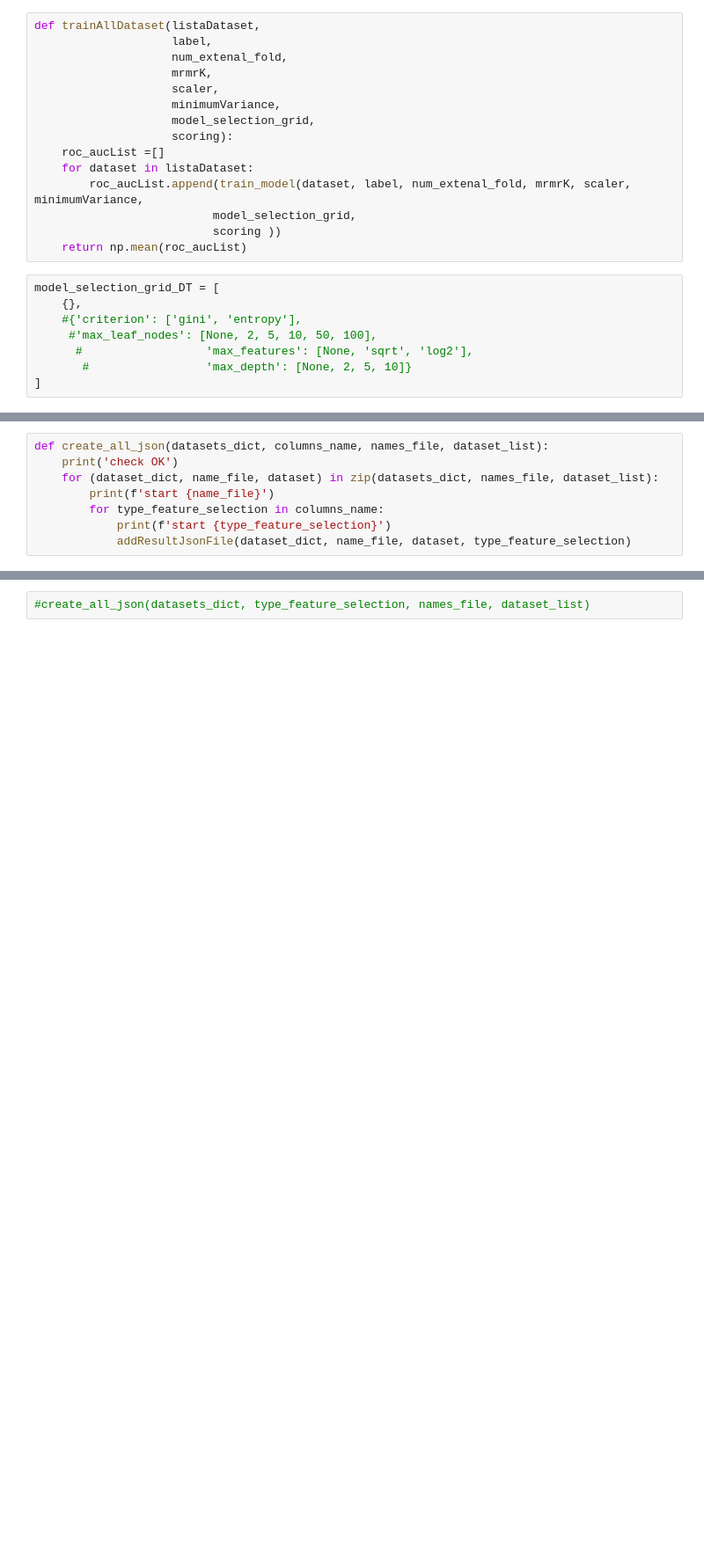
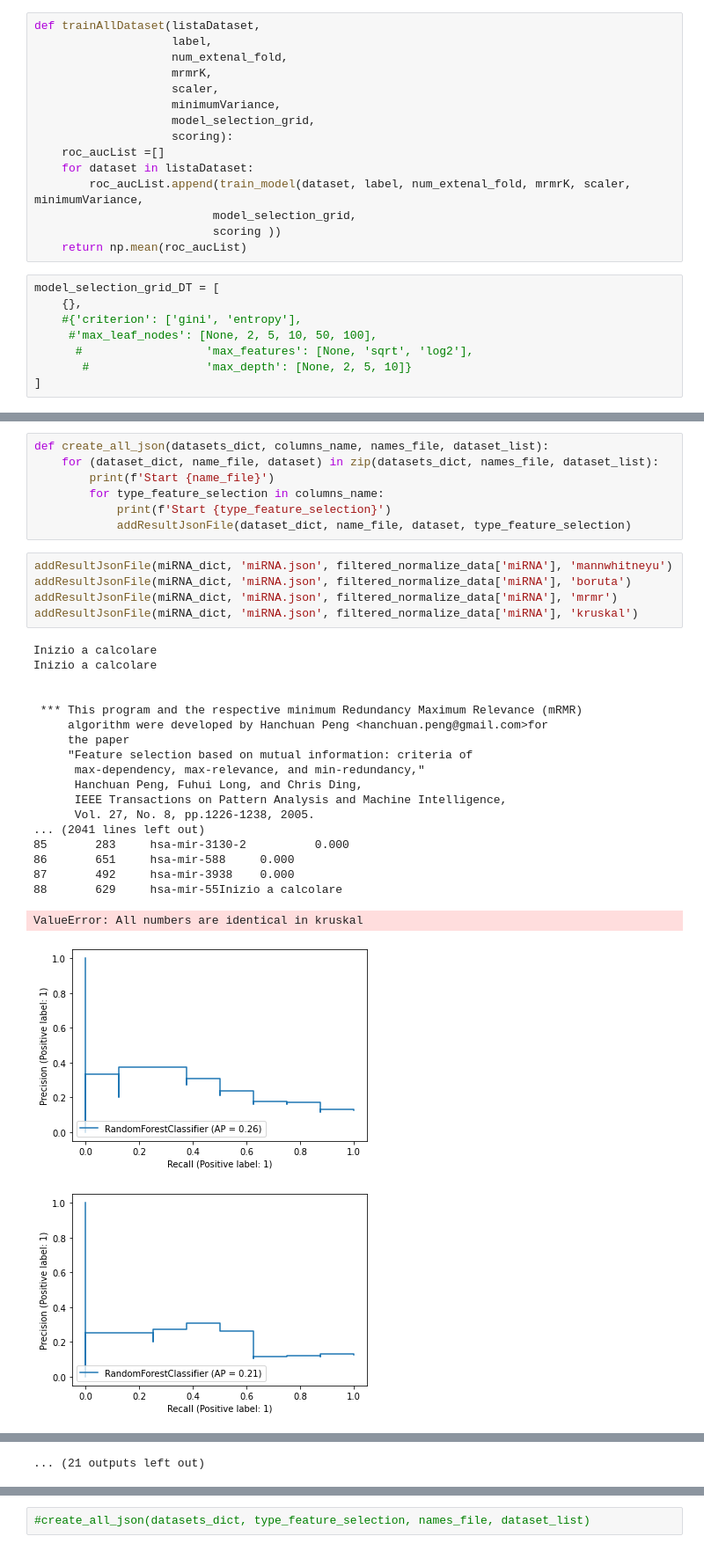
Before and after one commit to aleberans/Analisi-dati-multi-omici-per-la-predizione-della-prognosi-di-pazienti-oncologici, a Jupyter notebook: Codice.ipynb, the cells around one changed output, grey strips where cells are left out. Shown at 88% size. Saved outputs shown, nothing was run; the diff lists cells and outputs as text; blank space fills up the shorter version.

Commit message:
First result json

```diff
--- a/Codice.ipynb
+++ b/Codice.ipynb
@@ -391,8 +396,33 @@ dataset_list = [proteins, cnv, miRNA, mRNA]
 # %%
 def create_all_json(datasets_dict, columns_name, names_file, dataset_list):
-    print('check OK')
     for (dataset_dict, name_file, dataset) in zip(datasets_dict, names_file, dataset_list):
-        print(f'start {name_file}')
+        print(f'Start {name_file}')
         for type_feature_selection in columns_name:
-            print(f'start {type_feature_selection}')
+            print(f'Start {type_feature_selection}')
             addResultJsonFile(dataset_dict, name_file, dataset, type_feature_selection)
+# %%
+addResultJsonFile(miRNA_dict, 'miRNA.json', filtered_normalize_data['miRNA'], 'mannwhitneyu')
+addResultJsonFile(miRNA_dict, 'miRNA.json', filtered_normalize_data['miRNA'], 'boruta')
+addResultJsonFile(miRNA_dict, 'miRNA.json', filtered_normalize_data['miRNA'], 'mrmr')
+addResultJsonFile(miRNA_dict, 'miRNA.json', filtered_normalize_data['miRNA'], 'kruskal')
+# %% [output]
+Inizio a calcolare
+Inizio a calcolare
+
+
+ *** This program and the respective minimum Redundancy Maximum Relevance (mRMR)
+     algorithm were developed by Hanchuan Peng <hanchuan.peng@gmail.com>for
+     the paper
+     "Feature selection based on mutual information: criteria of
+      max-dependency, max-relevance, and min-redundancy,"
+      Hanchuan Peng, Fuhui Long, and Chris Ding,
+      IEEE Transactions on Pattern Analysis and Machine Intelligence,
+      Vol. 27, No. 8, pp.1226-1238, 2005.
+... (2041 lines left out)
+85       283     hsa-mir-3130-2          0.000
+86       651     hsa-mir-588     0.000
+87       492     hsa-mir-3938    0.000
+88       629     hsa-mir-55Inizio a calcolare
+ValueError: All numbers are identical in kruskal
+[figure, added]
+[figure, added]
@@ -399 +437,2 @@ def create_all_json(datasets_dict, columns_name, names_file, dataset_list):
+... (21 outputs left out)
 # %%
```
Also changed, not shown: parts of 10 cells of this notebook, 3 other files.
